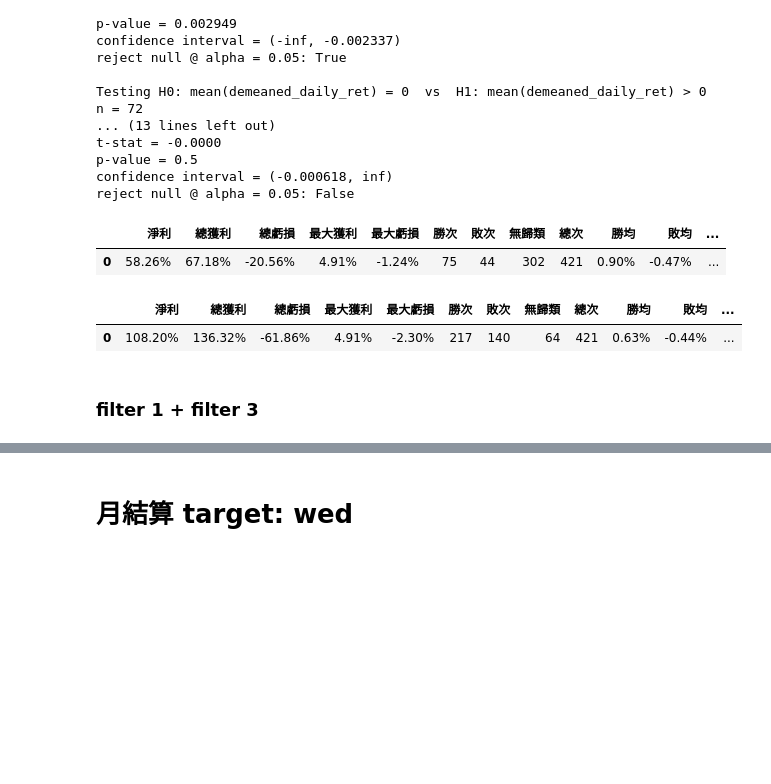
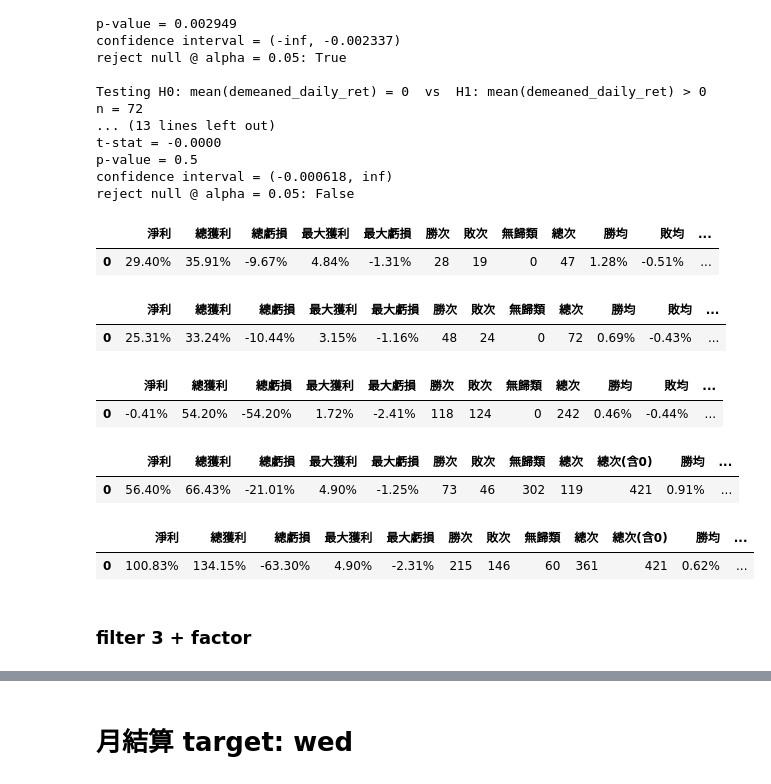
Before and after one commit to Xin95172/JimQuant, a Jupyter notebook: 台指期週趨勢影響開盤/main.ipynb, the cells around one changed output, grey strips where cells are left out. Drawn from its saved outputs; the diff is of its cells as text; code cells hidden in the pictures; blank space fills up the shorter version.

```diff
--- a/台指期週趨勢影響開盤/main.ipynb
+++ b/台指期週趨勢影響開盤/main.ipynb
@@ -2685,6 +2727,8 @@ main_df["daily_ret"] = (main_df["Close"] / main_df["Open"]) - 1
 # TXa_df
 temp_a_df = TXa_df.copy()
 temp_a_df.index = pd.to_datetime(temp_a_df.index)
+
+main_df = drop_small_groups(main_df, "weekly_group", 2)
 # %%
 """get indicator"""
 
@@ -2852,6 +2884,21 @@ t-stat = -0.0000
 p-value = 0.5
 confidence interval = (-0.000618, inf)
 reject null @ alpha = 0.05: False
+# %%
+perform_ll
+# %% [output]
+|  | 淨利 | 總獲利 | 總虧損 | 最大獲利 | 最大虧損 | 勝次 | 敗次 | 無歸類 | 總次 | 勝均 | 敗均 | ... |
+| 0 | 29.40% | 35.91% | -9.67% | 4.84% | -1.31% | 28 | 19 | 0 | 47 | 1.28% | -0.51% | ... |
+# %%
+perform_lr
+# %% [output]
+|  | 淨利 | 總獲利 | 總虧損 | 最大獲利 | 最大虧損 | 勝次 | 敗次 | 無歸類 | 總次 | 勝均 | 敗均 | ... |
+| 0 | 25.31% | 33.24% | -10.44% | 3.15% | -1.16% | 48 | 24 | 0 | 72 | 0.69% | -0.43% | ... |
+# %%
+perform_right
+# %% [output]
+|  | 淨利 | 總獲利 | 總虧損 | 最大獲利 | 最大虧損 | 勝次 | 敗次 | 無歸類 | 總次 | 勝均 | 敗均 | ... |
+| 0 | -0.41% | 54.20% | -54.20% | 1.72% | -2.41% | 118 | 124 | 0 | 242 | 0.46% | -0.44% | ... |
 # %%
 """overall"""
 
@@ -2863,16 +2910,16 @@ cond2 = backtest_df["filter_3"] < -0.00174487 # l
 cond3 = backtest_df["filter_3"] < 0.00061669  # l
     ## LS
 long_cond = (cond1 & ~cond3)
-# long_cond = (cond1 & ~cond3) | (~cond1)
+long_cond = (cond1 & ~cond3) | (~cond1)
 short_cond = (cond1 & cond2)
 
 # backtest
 backtest_df["ret"] = np.where(
     long_cond,
-    backtest_df["daily_ret"],
+    backtest_df["daily_ret"] - 0.0001,
     np.where(
         short_cond,
-        - backtest_df["daily_ret"],
+        (- backtest_df["daily_ret"]) - 0.0001,
         0
     )
 )
@@ -2880,19 +2927,19 @@ backtest_df["ret"] = np.where(
 backtest_df["cum_ret"] = backtest_df["ret"].cumsum()
 # %%
 """不加沒用的 main_df_right"""
-perform = get_performance(backtest_df, "ret")
+perform = get_performance_effective(backtest_df, "ret")
 plot(backtest_df, "cum_ret")
 perform
 # %% [output]
-|  | 淨利 | 總獲利 | 總虧損 | 最大獲利 | 最大虧損 | 勝次 | 敗次 | 無歸類 | 總次 | 勝均 | 敗均 | ... |
-| 0 | 58.26% | 67.18% | -20.56% | 4.91% | -1.24% | 75 | 44 | 302 | 421 | 0.90% | -0.47% | ... |
+|  | 淨利 | 總獲利 | 總虧損 | 最大獲利 | 最大虧損 | 勝次 | 敗次 | 無歸類 | 總次 | 總次(含0) | 勝均 | ... |
+| 0 | 56.40% | 66.43% | -21.01% | 4.90% | -1.25% | 73 | 46 | 302 | 119 | 421 | 0.91% | ... |
 # %%
 """加上沒用的 main_df_right"""
-perform = get_performance(backtest_df, "ret")
+perform = get_performance_effective(backtest_df, "ret")
 plot(backtest_df, "cum_ret")
 perform
 # %% [output]
-|  | 淨利 | 總獲利 | 總虧損 | 最大獲利 | 最大虧損 | 勝次 | 敗次 | 無歸類 | 總次 | 勝均 | 敗均 | ... |
-| 0 | 108.20% | 136.32% | -61.86% | 4.91% | -2.30% | 217 | 140 | 64 | 421 | 0.63% | -0.44% | ... |
+|  | 淨利 | 總獲利 | 總虧損 | 最大獲利 | 最大虧損 | 勝次 | 敗次 | 無歸類 | 總次 | 總次(含0) | 勝均 | ... |
+| 0 | 100.83% | 134.15% | -63.30% | 4.90% | -2.31% | 215 | 146 | 60 | 361 | 421 | 0.62% | ... |
 # %% [markdown]
-### filter 1 + filter 3
+### filter 3 + factor
```
Also changed, not shown: parts of 50 cells of this notebook, 3 other files.
